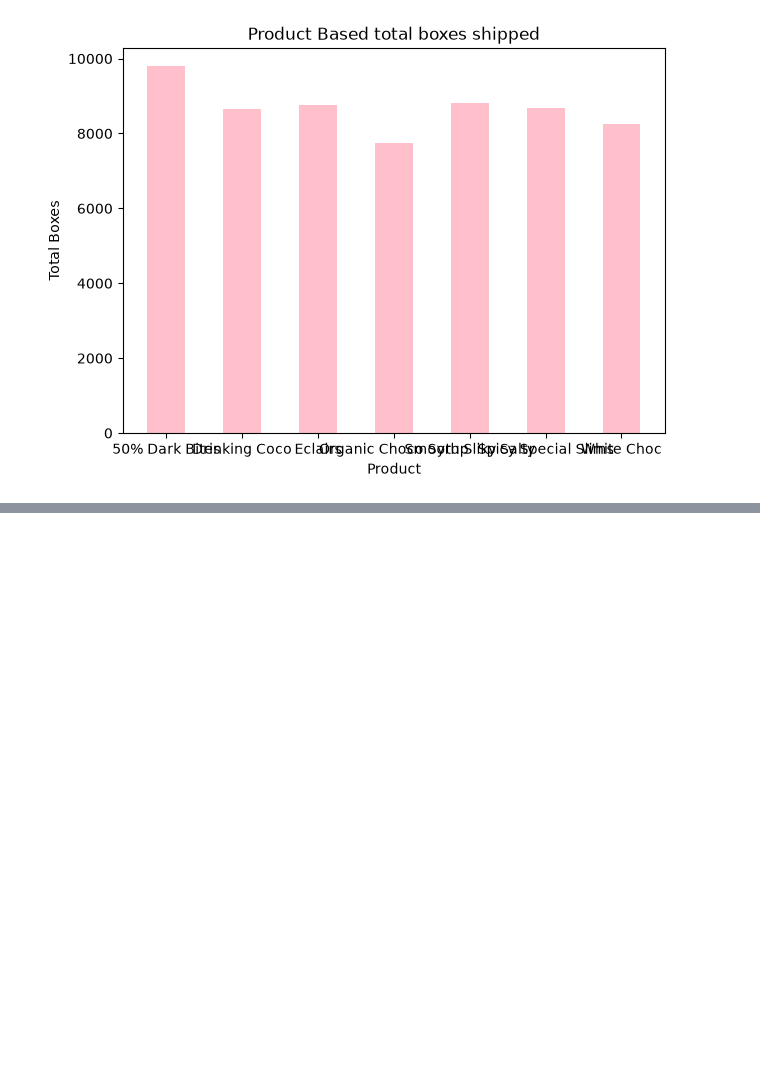
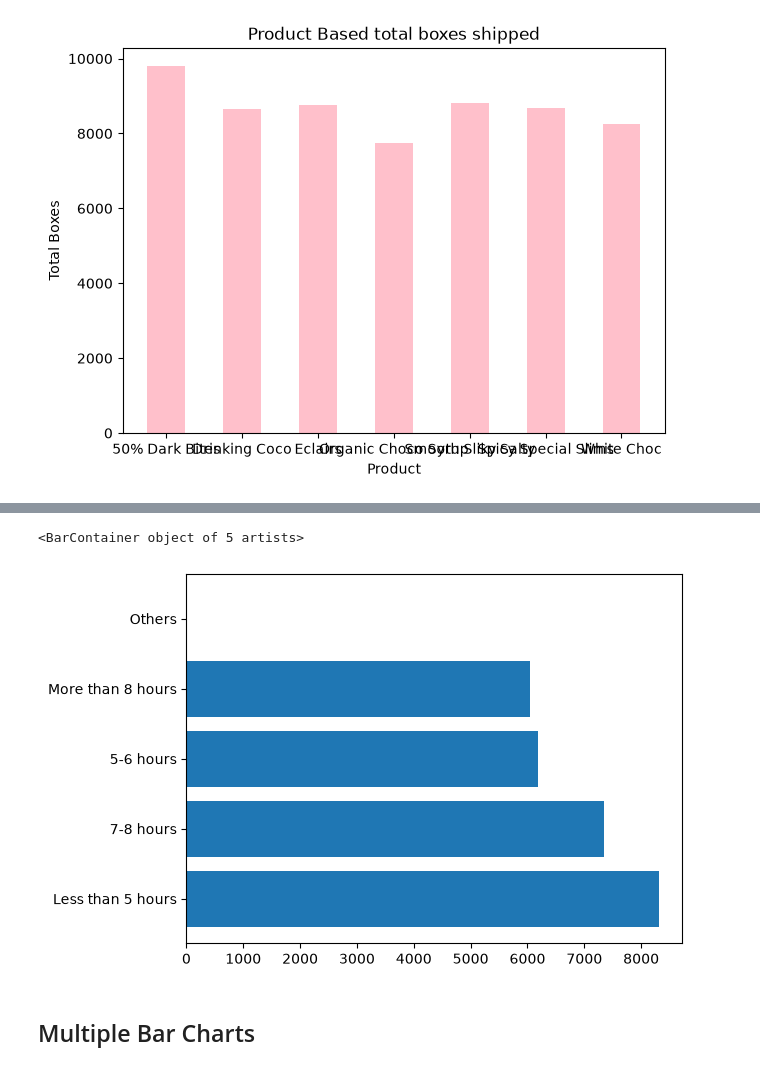
Before and after one commit to saileshchikkam/GEN-Ai, a Jupyter notebook: Machine Learning/Prerequisites/MatplotLib/Getting_Started.ipynb, the cells around one changed output, grey strips where cells are left out. Drawn from its saved outputs; the diff is of its cells as text; code cells hidden in the pictures; blank space fills up the shorter version.

```diff
--- a/Machine Learning/Prerequisites/MatplotLib/Getting_Started.ipynb
+++ b/Machine Learning/Prerequisites/MatplotLib/Getting_Started.ipynb
@@ -1135,0 +1168,3 @@ plt.bar(x,y,width = 0.5,color = 'pink')
+# %%
+df = pd.read_csv('Student Depression Dataset.csv')
+df
@@ -1135,0 +1185,3 @@ plt.bar(x,y,width = 0.5,color = 'pink')
+# %%
+data = df['Sleep Duration'].value_counts()
+data
@@ -1135,0 +1196,7 @@ plt.bar(x,y,width = 0.5,color = 'pink')
+# %%
+plt.barh(data.index,data.values)
+# %% [output]
+<BarContainer object of 5 artists>
+[figure, added]
+# %% [markdown]
+## Multiple Bar Charts
```
Also changed, not shown: parts of 47 cells of this notebook.
